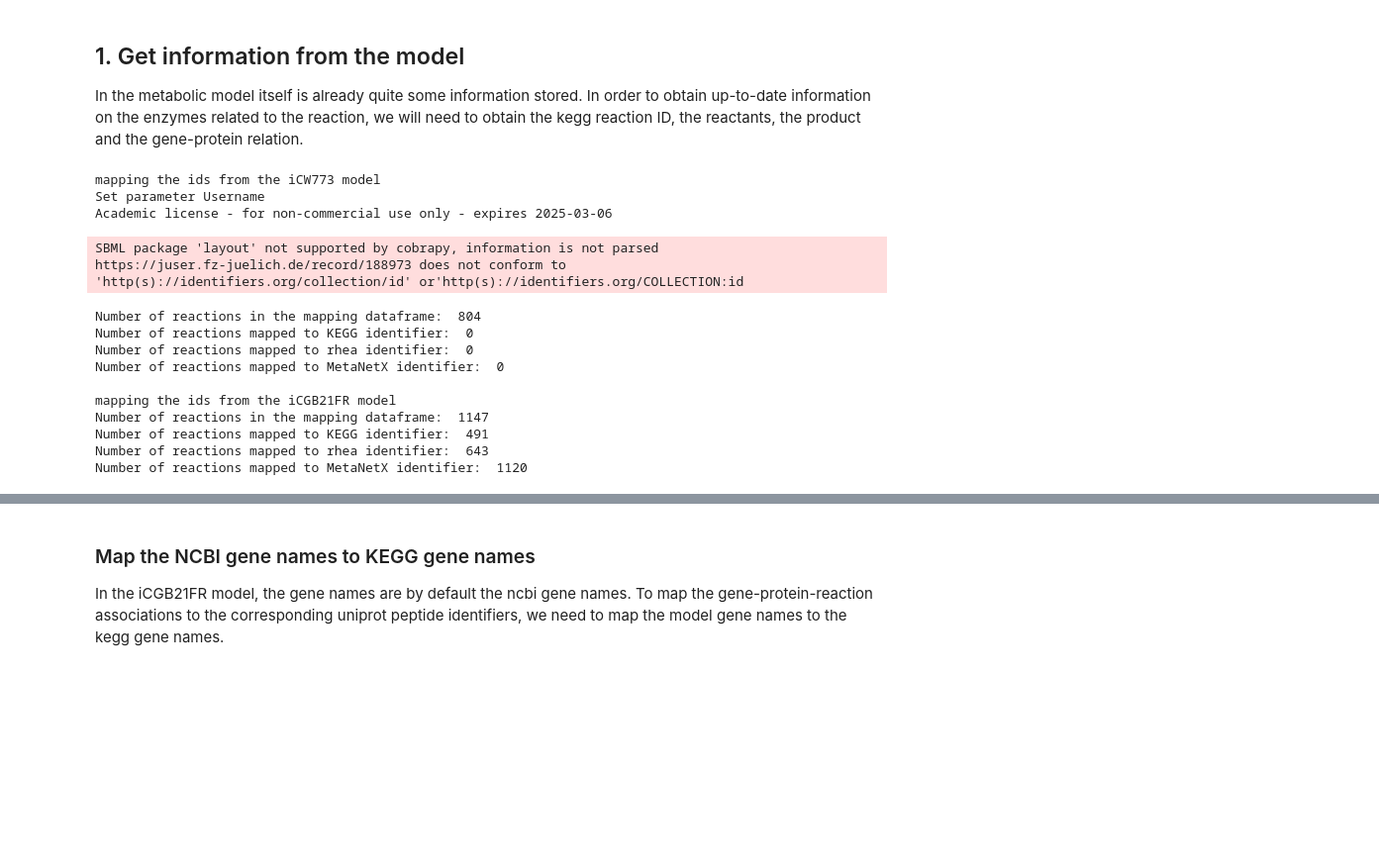
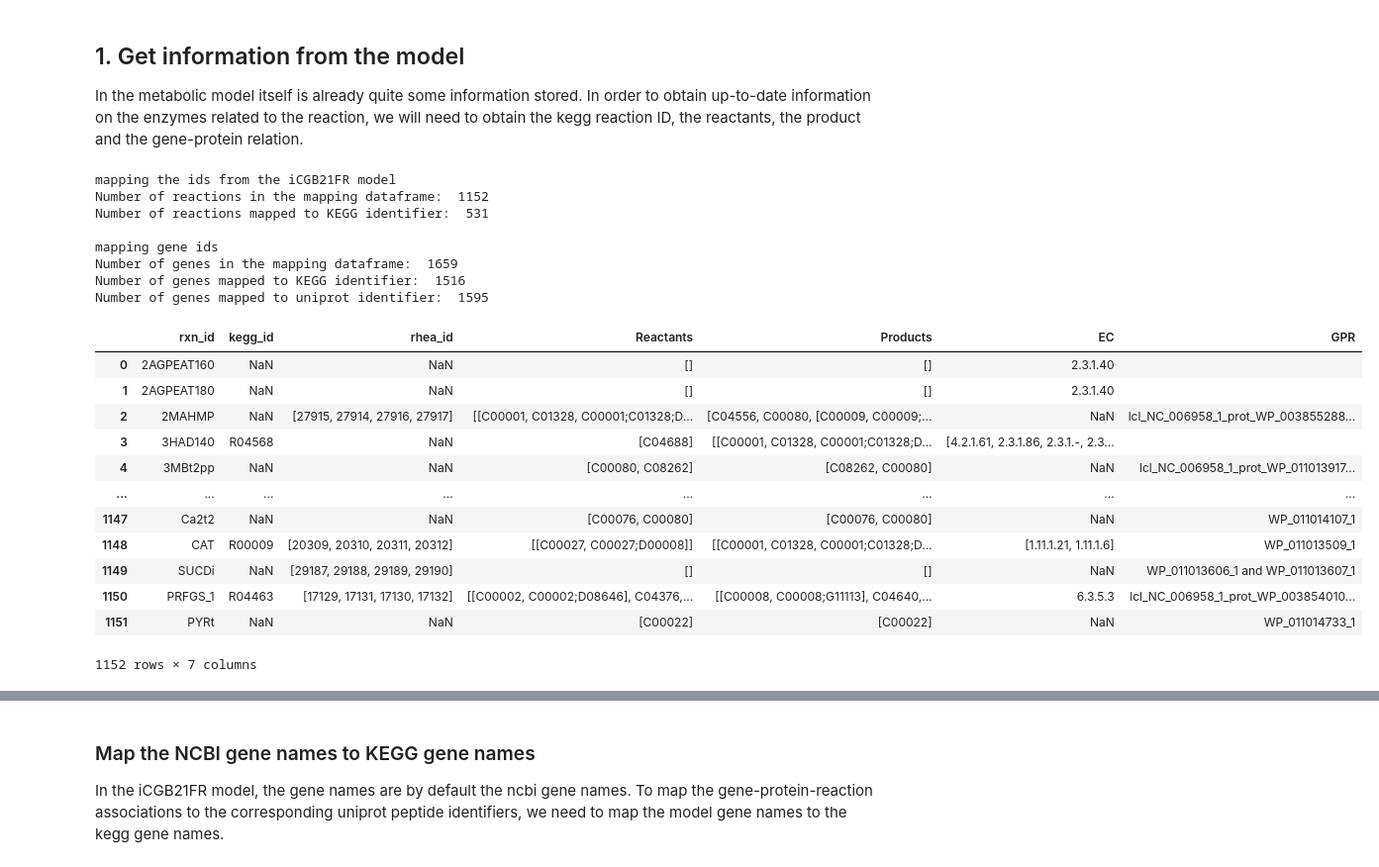
Before and after one commit to iAMB-RWTH-Aachen/PAMparametrizer, a Jupyter notebook: Scripts/i1_preprocessing/parse_kcat_values_GotEnzymes_iCGB21FR.ipynb, the cells around one changed output, grey strips where cells are left out. Shown: that part at 99% size. Saved outputs shown, nothing was run; the diff lists cells and outputs as text; code cells hidden in the pictures; blank space fills up the shorter version.

Commit message:
created parameter file using annotated iCGB21FR model from Lorenzo

```diff
--- a/Scripts/i1_preprocessing/parse_kcat_values_GotEnzymes_iCGB21FR.ipynb
+++ b/Scripts/i1_preprocessing/parse_kcat_values_GotEnzymes_iCGB21FR.ipynb
@@ -26,6 +26,7 @@ PAM_DATA_FILE_PATH = os.path.join('Data', 'proteinAllocationModel_iML1515_Enzyma
 UNIPROT_FILE_PATH = os.path.join('Data', 'Databases','uniprotkb_cglutamicumATCC13032_250124.xlsx')
 NCBI_FILE_PATH = os.path.join('Data','Cglutanicum_phenotypes','NCBI_genes_corynglutatcc13032_250207.tsv')
 GOTENZYMES_FILE_PATH = os.path.join('Data','Databases', 'GotEnzymes_cgl_250124.json')
+MODEL_FILE_PATH = os.path.join('Models', 'iCGB21FR_annotated.xml')
 # %% [output]
 Loading PAModelpy modules version 0.0.4.6
 # %%
@@ -85,7 +86,7 @@ def create_id_mapper_from_model(model):
     expand=False
 
     #make a id mapping and create a mapping dataframe
-    id_mapper_df = pd.DataFrame(columns = ['rxn_id', 'kegg_id', 'rhea_id', 'mnx_id','Reactants','Products','EC', 'GPR'])
+    id_mapper_df = pd.DataFrame(columns = ['rxn_id', 'kegg_id', 'rhea_id', 'Reactants','Products','EC', 'GPR'])
     for rxn in model.reactions:
         #skip transport reactions and ATP maintenance requirement
         if 'ex' in rxn.id or 'EX' in rxn.id or rxn.id == 'ATPM':
@@ -100,10 +101,6 @@ def create_id_mapper_from_model(model):
             to_append.append(np.nan)
         try:
             to_append.append(rxn.annotation['rhea'])
-        except:
-            to_append.append(np.nan)
-        try:
-            to_append.append(rxn.annotation['metanetx.reaction'])
         except:
             to_append.append(np.nan)
         try:
@@ -122,52 +119,78 @@ def create_id_mapper_from_model(model):
                     #make a new row for each enzyme by copying the previous information
                     info = to_append.copy()
                     ec= rxn.annotation['ec-code'][i]
                     info.append(ec)
                     #add gpr
                     info.append(rxn.gene_reaction_rule)
                     #add to df
                     id_mapper_df.loc[len(id_mapper_df)] = info
             else:
                 to_append.append(rxn.annotation['ec-code'])
                 to_append.append(rxn.gene_reaction_rule)
                 id_mapper_df.loc[len(id_mapper_df)] = to_append
         else:
             to_append.append(np.nan)
             #ignore entries without enzyme and gpr relation
             if rxn.gene_reaction_rule =='':
                 continue
             else:
                 to_append.append(rxn.gene_reaction_rule)
             id_mapper_df.loc[len(id_mapper_df)] = to_append
 
     #remove entries without GRP relation or Ec number
 
 
     print('Number of reactions in the mapping dataframe: ',len(id_mapper_df))
     print('Number of reactions mapped to KEGG identifier: ', len(id_mapper_df.kegg_id.dropna()))
-    print('Number of reactions mapped to rhea identifier: ', len(id_mapper_df.rhea_id.dropna()))
-    print('Number of reactions mapped to MetaNetX identifier: ', len(id_mapper_df.mnx_id.dropna()))
     return id_mapper_df
 
-print('mapping the ids from the iCW773 model')
-id_mapper_icw = create_id_mapper_from_model(load_json_model(os.path.join('Models', 'iCW773_Niu2022.json')))
+def create_gene_id_mapper_df(model):
+    mapper_df = pd.DataFrame(columns = ['rxn_id', 'gene_id', 'uniprot_id', 'kegg_gene', 'NCBI_protein'])
+    for rxn in model.reactions:
+        for gene in rxn.genes:
+            row = [rxn.id, gene.id]
+            for dbxref in ['uniprot', 'kegg.genes','ncbiprotein']:
+                if dbxref in gene.annotation:
+                    row.append(gene.annotation[dbxref])
+                else:
+                    row.append(np.nan)
+            mapper_df.loc[len(mapper_df)] = row
 
-print('\nmapping the ids from the iCGB21FR model')
-model =read_sbml_model(os.path.join('Models', 'iCGB21FR.xml'))
-id_mapper_icg = create_id_mapper_from_model(model)
+    #need to split of cgb: in front of kegg.gene id
+    mapper_df['kegg_gene'] = mapper_df['kegg_gene'].apply(
+    lambda gene: gene.split(':')[1] if isinstance(gene, str) and ':' in gene else gene
+    )
+    print('Number of genes in the mapping dataframe: ',len(mapper_df))
+    print('Number of genes mapped to KEGG identifier: ', len(mapper_df.kegg_gene.dropna()))
+    print('Number of genes mapped to uniprot identifier: ', len(mapper_df.uniprot_id.dropna()))
+    return mapper_df
+
+
+print('mapping the ids from the iCGB21FR model')
+model =read_sbml_model(MODEL_FILE_PATH)
+id_mapper = create_id_mapper_from_model(model)
+print('\nmapping gene ids')
+gene_id_mapper = create_gene_id_mapper_df(model)
+id_mapper
 # %% [output]
-mapping the ids from the iCW773 model
-Set parameter Username
-Academic license - for non-commercial use only - expires 2025-03-06
+mapping the ids from the iCGB21FR model
+Number of reactions in the mapping dataframe:  1152
+Number of reactions mapped to KEGG identifier:  531
+
+mapping gene ids
+Number of genes in the mapping dataframe:  1659
+Number of genes mapped to KEGG identifier:  1516
+Number of genes mapped to uniprot identifier:  1595
+|  | rxn_id | kegg_id | rhea_id | Reactants | Products | EC | GPR |
+| 0 | 2AGPEAT160 | NaN | NaN | [] | [] | 2.3.1.40 |  |
+| 1 | 2AGPEAT180 | NaN | NaN | [] | [] | 2.3.1.40 |  |
+| 2 | 2MAHMP | NaN | [27915, 27914, 27916, 27917] | [[C00001, C01328, C00001;C01328;D... | [C04556, C00080, [C00009, C00009;... | NaN | lcl_NC_006958_1_prot_WP_003855288... |
+| 3 | 3HAD140 | R04568 | NaN | [C04688] | [[C00001, C01328, C00001;C01328;D... | [4.2.1.61, 2.3.1.86, 2.3.1.-, 2.3... |  |
+| 4 | 3MBt2pp | NaN | NaN | [C00080, C08262] | [C08262, C00080] | NaN | lcl_NC_006958_1_prot_WP_011013917... |
+| ... | ... | ... | ... | ... | ... | ... | ... |
+| 1147 | Ca2t2 | NaN | NaN | [C00076, C00080] | [C00076, C00080] | NaN | WP_011014107_1 |
+| 1148 | CAT | R00009 | [20309, 20310, 20311, 20312] | [[C00027, C00027;D00008]] | [[C00001, C01328, C00001;C01328;D... | [1.11.1.21, 1.11.1.6] | WP_011013509_1 |
+| 1149 | SUCDi | NaN | [29187, 29188, 29189, 29190] | [] | [] | NaN | WP_011013606_1 and WP_011013607_1 |
+| 1150 | PRFGS_1 | R04463 | [17129, 17131, 17130, 17132] | [[C00002, C00002;D08646], C04376,... | [[C00008, C00008;G11113], C04640,... | 6.3.5.3 | lcl_NC_006958_1_prot_WP_003854010... |
+| 1151 | PYRt | NaN | NaN | [C00022] | [C00022] | NaN | WP_011014733_1 |
-SBML package 'layout' not supported by cobrapy, information is not parsed
-https://juser.fz-juelich.de/record/188973 does not conform to 'http(s)://identifiers.org/collection/id' or'http(s)://identifiers.org/COLLECTION:id
+1152 rows × 7 columns
-Number of reactions in the mapping dataframe:  804
-Number of reactions mapped to KEGG identifier:  0
-Number of reactions mapped to rhea identifier:  0
-Number of reactions mapped to MetaNetX identifier:  0
-
-mapping the ids from the iCGB21FR model
-Number of reactions in the mapping dataframe:  1147
-Number of reactions mapped to KEGG identifier:  491
-Number of reactions mapped to rhea identifier:  643
-Number of reactions mapped to MetaNetX identifier:  1120
```
Also changed, not shown: parts of 14 cells of this notebook, 1 other file.
